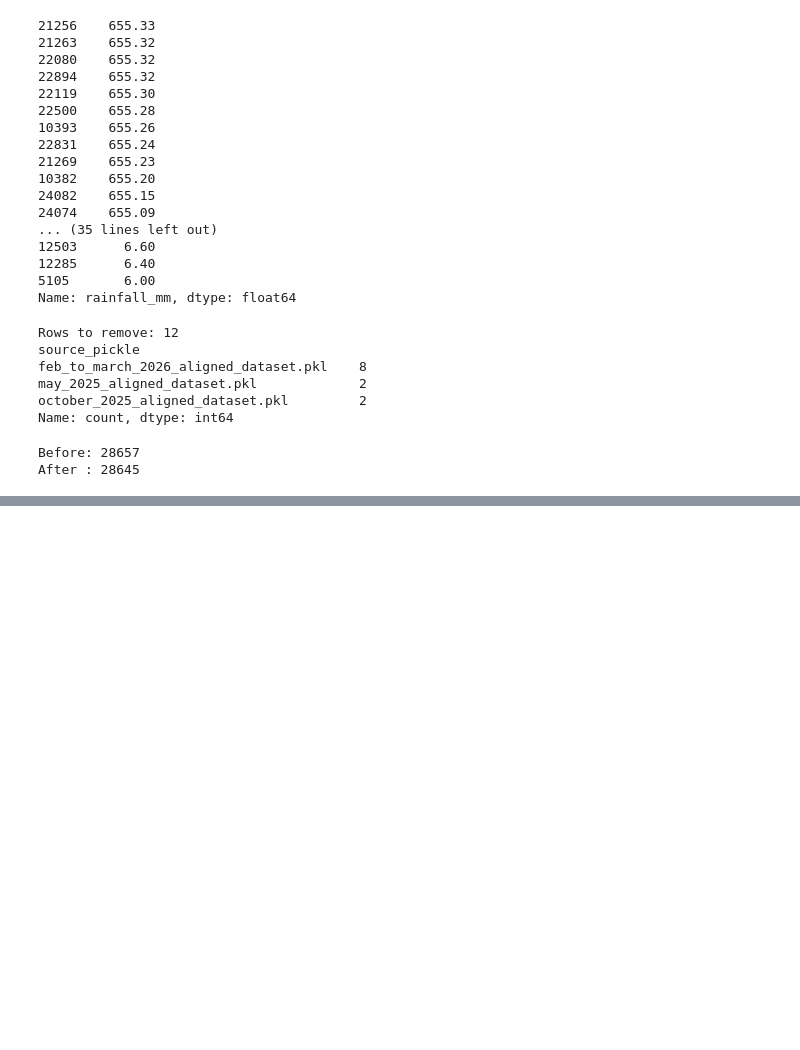
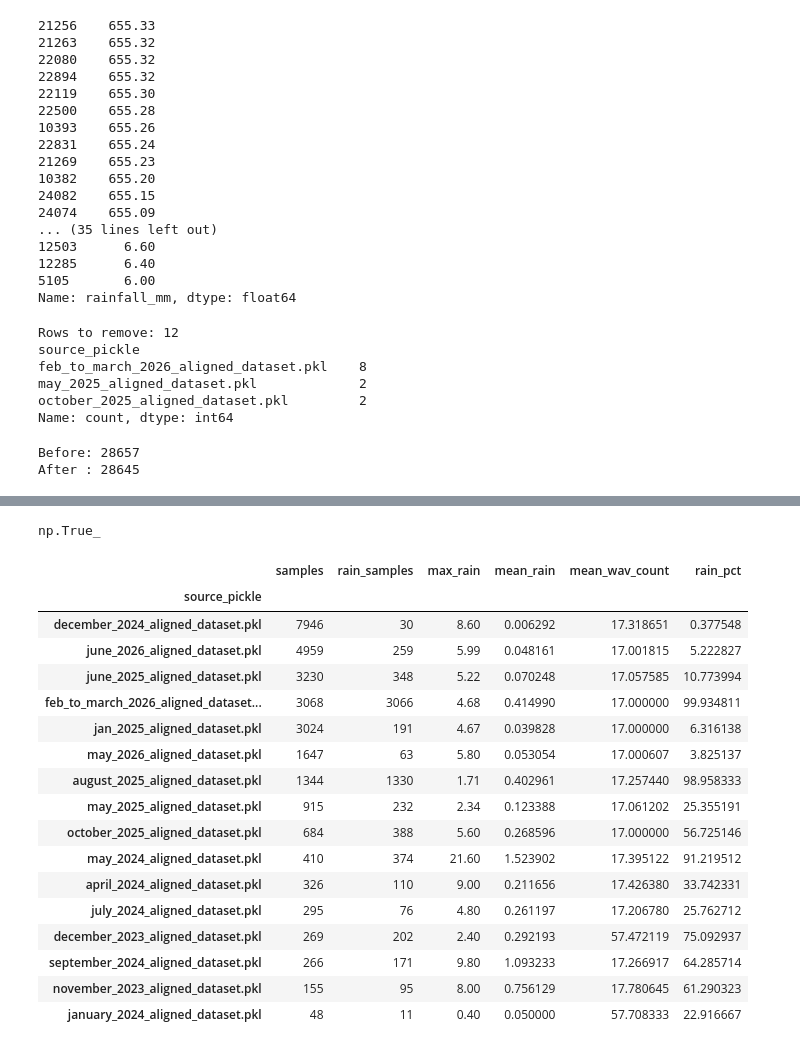
Before and after one commit to Amarnathdj10/ML-based-Acoustic-Rain-Gauge, a Jupyter notebook: audio_processing.ipynb, the cells around one changed output, grey strips where cells are left out. Drawn from its saved outputs; the diff is of its cells as text; code cells hidden in the pictures; blank space fills up the shorter version.

```diff
--- a/audio_processing.ipynb
+++ b/audio_processing.ipynb
@@ -663,0 +724,53 @@ After : 28645
+# %%
+#verify wav consistency
+
+(master_df_clean["wav_count"]
+    ==
+    master_df_clean["wav_files"].apply(len)
+).all()
+# %% [output]
+np.True_
+# %%
+#Per-dataset summary
+
+summary = (
+    master_df_clean
+    .groupby("source_pickle")
+    .agg(
+        samples=("rainfall_mm", "count"),
+        rain_samples=("rainfall_mm", lambda x: (x > 0).sum()),
+        max_rain=("rainfall_mm", "max"),
+        mean_rain=("rainfall_mm", "mean"),
+        mean_wav_count=("wav_count", "mean")
+    )
+)
+
+summary["rain_pct"] = (
+    summary["rain_samples"] / summary["samples"] * 100
+)
+
+summary = summary.sort_values(
+    "samples",
+    ascending=False
+)
+
+summary
+# %% [output]
+|  | samples | rain_samples | max_rain | mean_rain | mean_wav_count | rain_pct |
+| source_pickle |  |  |  |  |  |  |
+| december_2024_aligned_dataset.pkl | 7946 | 30 | 8.60 | 0.006292 | 17.318651 | 0.377548 |
+| june_2026_aligned_dataset.pkl | 4959 | 259 | 5.99 | 0.048161 | 17.001815 | 5.222827 |
+| june_2025_aligned_dataset.pkl | 3230 | 348 | 5.22 | 0.070248 | 17.057585 | 10.773994 |
+| feb_to_march_2026_aligned_dataset... | 3068 | 3066 | 4.68 | 0.414990 | 17.000000 | 99.934811 |
+| jan_2025_aligned_dataset.pkl | 3024 | 191 | 4.67 | 0.039828 | 17.000000 | 6.316138 |
+| may_2026_aligned_dataset.pkl | 1647 | 63 | 5.80 | 0.053054 | 17.000607 | 3.825137 |
+| august_2025_aligned_dataset.pkl | 1344 | 1330 | 1.71 | 0.402961 | 17.257440 | 98.958333 |
+| may_2025_aligned_dataset.pkl | 915 | 232 | 2.34 | 0.123388 | 17.061202 | 25.355191 |
+| october_2025_aligned_dataset.pkl | 684 | 388 | 5.60 | 0.268596 | 17.000000 | 56.725146 |
+| may_2024_aligned_dataset.pkl | 410 | 374 | 21.60 | 1.523902 | 17.395122 | 91.219512 |
+| april_2024_aligned_dataset.pkl | 326 | 110 | 9.00 | 0.211656 | 17.426380 | 33.742331 |
+| july_2024_aligned_dataset.pkl | 295 | 76 | 4.80 | 0.261197 | 17.206780 | 25.762712 |
+| december_2023_aligned_dataset.pkl | 269 | 202 | 2.40 | 0.292193 | 57.472119 | 75.092937 |
+| september_2024_aligned_dataset.pkl | 266 | 171 | 9.80 | 1.093233 | 17.266917 | 64.285714 |
+| november_2023_aligned_dataset.pkl | 155 | 95 | 8.00 | 0.756129 | 17.780645 | 61.290323 |
+| january_2024_aligned_dataset.pkl | 48 | 11 | 0.40 | 0.050000 | 57.708333 | 22.916667 |
```
Also changed, not shown: parts of 19 cells of this notebook.
